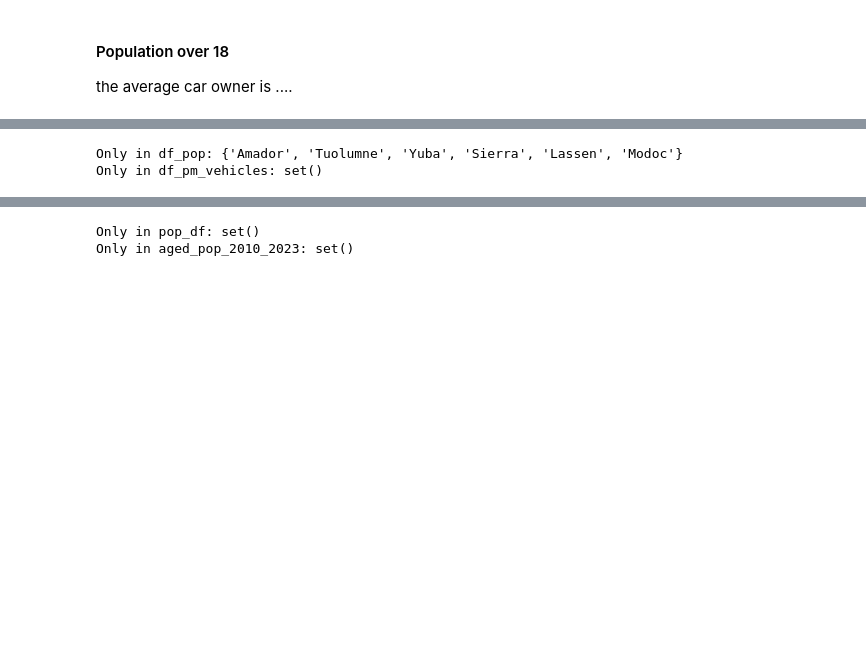
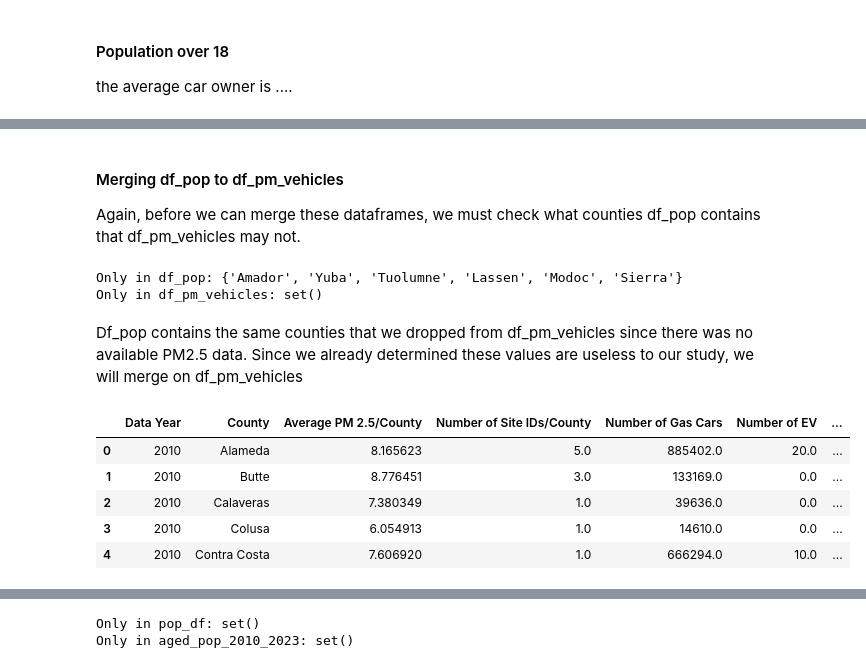
Before and after one commit to kellerl7/SIADS_Milestone_1, a Jupyter notebook: 19-btschmid-claris-lucaskel-kr_backup.ipynb, the cells around one changed output, grey strips where cells are left out. Drawn from its saved outputs; the diff is of its cells as text; code cells hidden in the pictures; blank space fills up the shorter version.

```diff
--- a/19-btschmid-claris-lucaskel-kr_backup.ipynb
+++ b/19-btschmid-claris-lucaskel-kr_backup.ipynb
@@ -661,0 +695,7 @@ df_ev_vehicles
+# %%
+# Creating '[Number of Gas Cars'] column from fueltype_per_countyyear_totals_df
+df_gas_vehicles = fueltype_per_countyyear_totals_df[fueltype_per_countyyear_totals_df['Fuel Category'] == 'Fossil Fuel']
+df_gas_vehicles = df_gas_vehicles.rename(columns={'Number of Vehicles': 'Number of Gas Cars'})
+df_gas_vehicles = df_gas_vehicles.drop(columns=['Fuel Category'])
+df_gas_vehicles = df_gas_vehicles.reset_index(drop=True)
+df_gas_vehicles.head()
@@ -661,0 +721,5 @@ df_ev_vehicles
+# %%
+df_vehicles = pd.merge(df_gas_vehicles, df_ev_vehicles, on=['Data Year', 'County'], how='outer')
+df_vehicles['Number of EV'] = df_vehicles['Number of EV'].fillna(0).astype(int)
+
+df_vehicles.head()
@@ -684,3 +761,3 @@ Only in df_pm: set()
 # %%
-# Since df_pm has higher requirements for taking environmental data, we will shape based on df_pm.
-df_pm_vehicles = pd.merge(df_pm, df_ev_vehicles, on=['Data Year', 'County'], how='inner')
+df_pm_vehicles = pd.merge(df_pm, df_vehicles, on=['Data Year', 'County'], how='left')
+df_pm_vehicles.head()
@@ -687,28 +771,33 @@ df_pm_vehicles = pd.merge(df_pm, df_ev_vehicles, on=['Data Year', 'County'], how
+# %% [markdown]
+#### Merging df_pop to df_pm_vehicles
+Again, before we can merge these dataframes, we must check what counties df_pop contains that df_pm_vehicles may not.
 # %%
-# Now let's merge population to df_pm_vehicles
-# clean df_pop county column to match df_pm_vehicle county column
+# Formatting df_pop['County'] to be the same as df_pm_vehicles['County']
 df_pop['County'] = df_pop['County'].str.strip()
-df_pop['County'] = df_pop['County'].str.title()
-df_pop['County'] = df_pop['County'].str.replace(r'\s+', ' ', regex=True)
+
+# Get unique counties from both DataFrames
+counties_pop = set(df_pop['County'])
+counties_pm_vehicles = set(df_pm_vehicles['County'])
+
+# Find the difference
+only_in_pop = counties_pop - counties_pm_vehicles
+only_in_pm_vehicles = counties_pm_vehicles - counties_pop
+
+print("Only in df_pop:", only_in_pop)
+print("Only in df_pm_vehicles:", only_in_pm_vehicles)
+# %% [output]
+Only in df_pop: {'Amador', 'Yuba', 'Tuolumne', 'Lassen', 'Modoc', 'Sierra'}
+Only in df_pm_vehicles: set()
-# %%
-# Get unique counties from both DataFrames
-counties_pop = set(df_pop['County'])
-counties_pm_vehicles = set(df_pm_vehicles['County'])
-
-# Find differences
-only_in_pop = counties_pop - counties_pm_vehicles
-only_in_pm_vehicles = counties_pm_vehicles - counties_pop
-
-print("Only in df_pop:", only_in_pop)
-print("Only in df_pm_vehicles:", only_in_pm_vehicles)
-# for now, we will merge on left for df_pm_vehicles
-# %% [output]
-Only in df_pop: {'Amador', 'Tuolumne', 'Yuba', 'Sierra', 'Lassen', 'Modoc'}
-Only in df_pm_vehicles: set()
+# %% [markdown]
+Df_pop contains the same counties that we dropped from df_pm_vehicles since there was no available PM2.5 data. Since we already determined these values are useless to our study, we will merge on df_pm_vehicles
 # %%
 # Let's merge df_pm_vehicles and total population
-df_pm_vehicles_pop= pd.merge(df_pm_vehicles, df_pop, on=['Data Year', 'County'], how='inner')
-df_pm_vehicles_pop.rename(columns={'Z Score_x':'Total Population Z Score'}, inplace=True)
-df_pm_vehicles_pop.rename(columns={'Population_x':'Total Population'}, inplace=True)
-# renaming df_pm_vehicles_pop to main_df for clarity
-main_df = df_pm_vehicles_pop
+df_pm_vehicles_pop= pd.merge(df_pm_vehicles, df_pop, on=['Data Year', 'County'], how='left')
+df_pm_vehicles_pop.head()
+# %% [output]
+|  | Data Year | County | Average PM 2.5/County | Number of Site IDs/County | Number of Gas Cars | Number of EV | ... |
+| 0 | 2010 | Alameda | 8.165623 | 5.0 | 885402.0 | 20.0 | ... |
+| 1 | 2010 | Butte | 8.776451 | 3.0 | 133169.0 | 0.0 | ... |
+| 2 | 2010 | Calaveras | 7.380349 | 1.0 | 39636.0 | 0.0 | ... |
+| 3 | 2010 | Colusa | 6.054913 | 1.0 | 14610.0 | 0.0 | ... |
+| 4 | 2010 | Contra Costa | 7.606920 | 1.0 | 666294.0 | 10.0 | ... |
```
Also changed, not shown: parts of 46 cells of this notebook, 2 other files.
